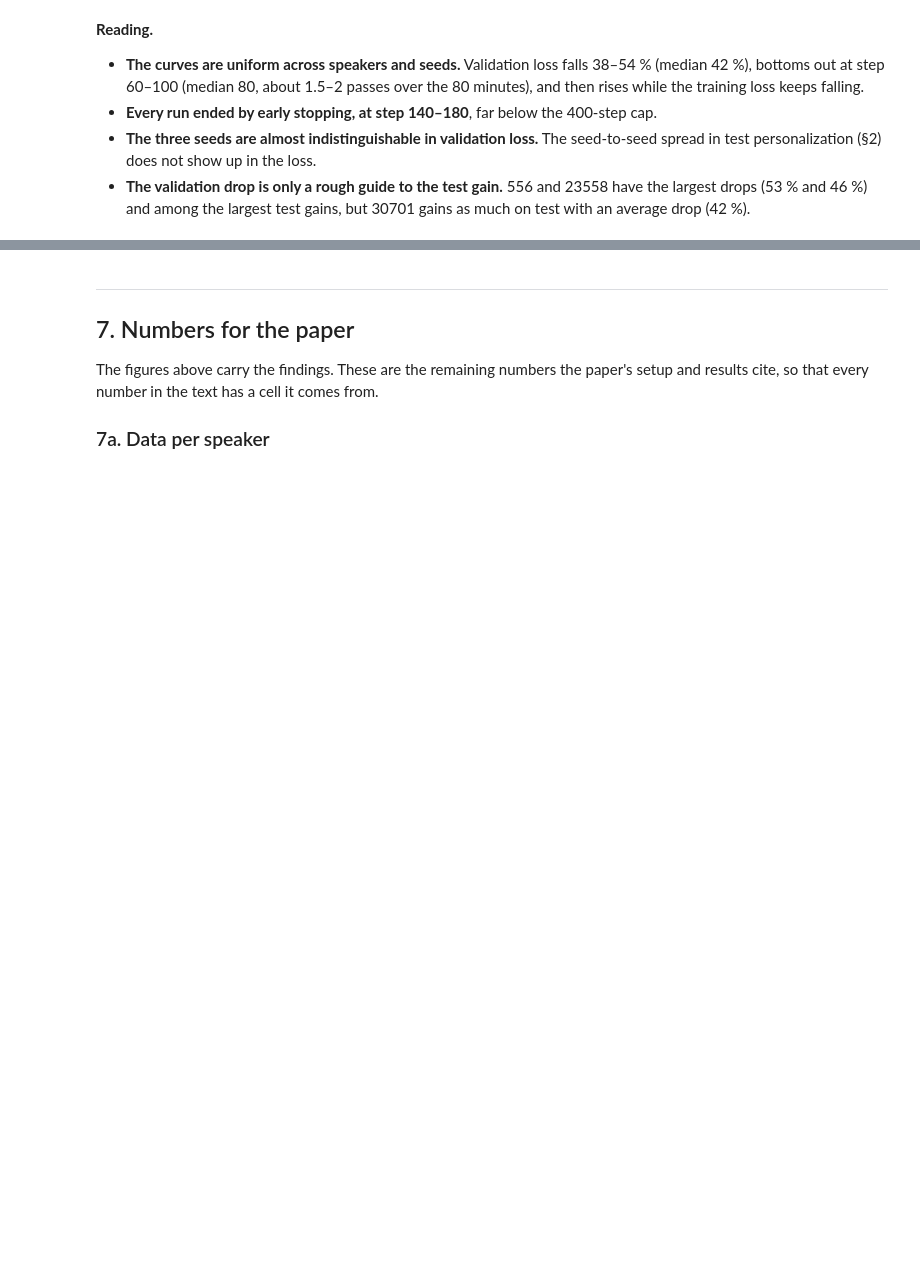
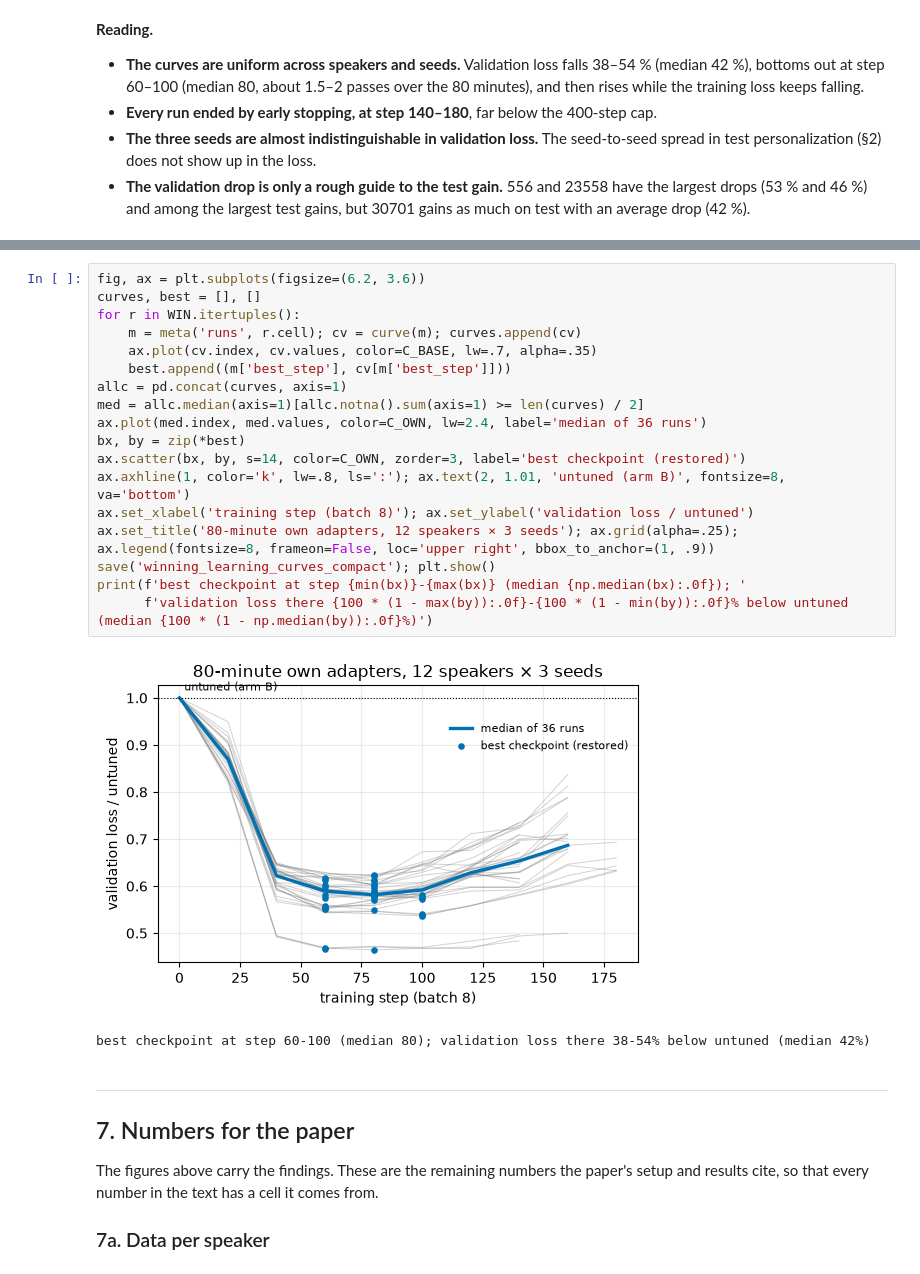
Before and after one commit to hadasy-tau/deep-learning-project, a Jupyter notebook: notebooks/training_run3_figures.ipynb, the cells around one changed output, grey strips where cells are left out. Cells and saved outputs as stored; diff of their text form; blank space fills up the shorter version.

```diff
--- a/notebooks/training_run3_figures.ipynb
+++ b/notebooks/training_run3_figures.ipynb
@@ -665,3 +671,24 @@ S[['best step', 'stopped at', 'val loss drop %']].describe().round(1)
+# %%
+fig, ax = plt.subplots(figsize=(6.2, 3.6))
+curves, best = [], []
+for r in WIN.itertuples():
+    m = meta('runs', r.cell); cv = curve(m); curves.append(cv)
+    ax.plot(cv.index, cv.values, color=C_BASE, lw=.7, alpha=.35)
+    best.append((m['best_step'], cv[m['best_step']]))
+allc = pd.concat(curves, axis=1)
+med = allc.median(axis=1)[allc.notna().sum(axis=1) >= len(curves) / 2]
+ax.plot(med.index, med.values, color=C_OWN, lw=2.4, label='median of 36 runs')
+bx, by = zip(*best)
+ax.scatter(bx, by, s=14, color=C_OWN, zorder=3, label='best checkpoint (restored)')
+ax.axhline(1, color='k', lw=.8, ls=':'); ax.text(2, 1.01, 'untuned (arm B)', fontsize=8, va='bottom')
+ax.set_xlabel('training step (batch 8)'); ax.set_ylabel('validation loss / untuned')
+ax.set_title('80-minute own adapters, 12 speakers × 3 seeds'); ax.grid(alpha=.25); ax.legend(fontsize=8, frameon=False, loc='upper right', bbox_to_anchor=(1, .9))
+save('winning_learning_curves_compact'); plt.show()
+print(f'best checkpoint at step {min(bx)}-{max(bx)} (median {np.median(bx):.0f}); '
+      f'validation loss there {100 * (1 - max(by)):.0f}-{100 * (1 - min(by)):.0f}% below untuned (median {100 * (1 - np.median(by)):.0f}%)')
+# %% [output]
+[figure, added]
+best checkpoint at step 60-100 (median 80); validation loss there 38-54% below untuned (median 42%)
 # %% [markdown]
 ---
 ## 7. Numbers for the paper
```
Also changed, not shown: parts of 1 cell of this notebook, 1 other file.
